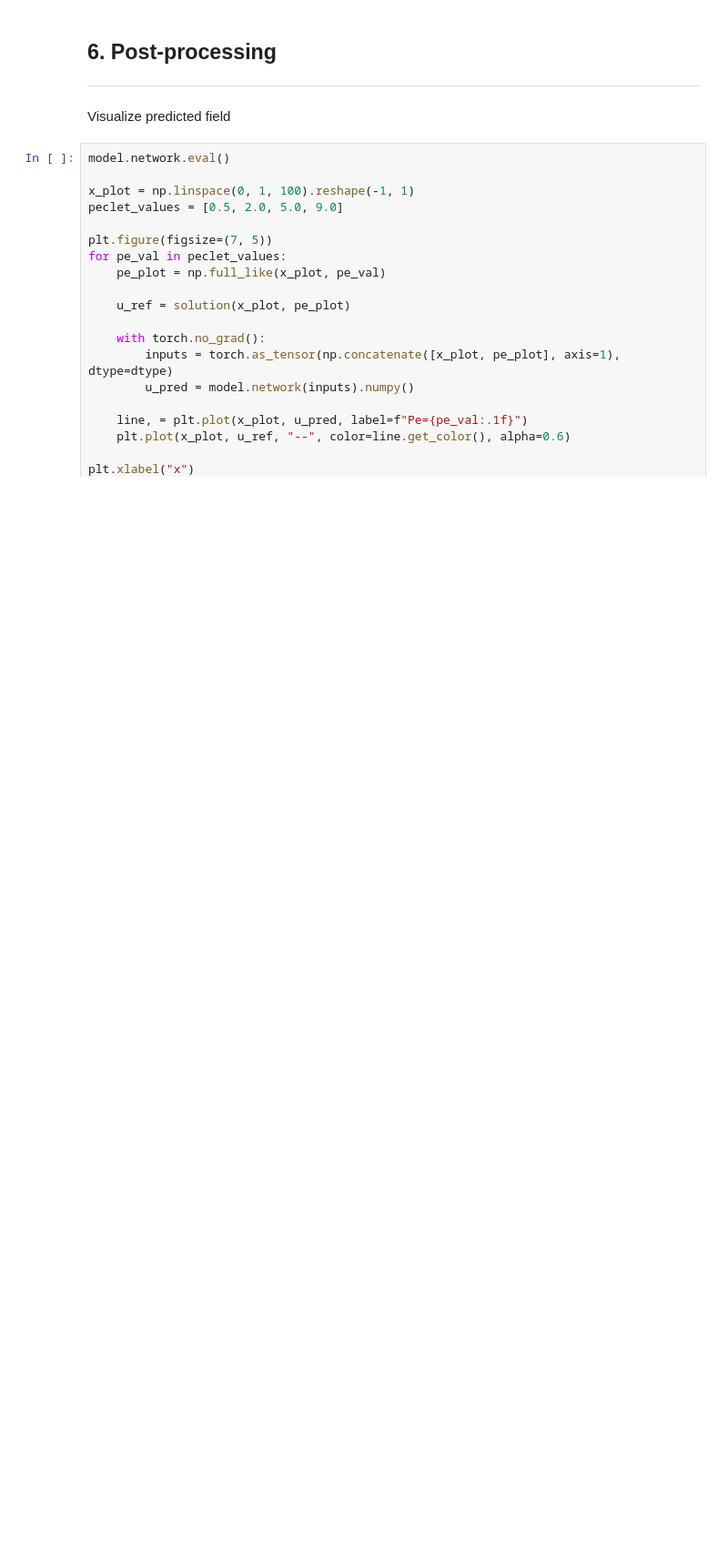
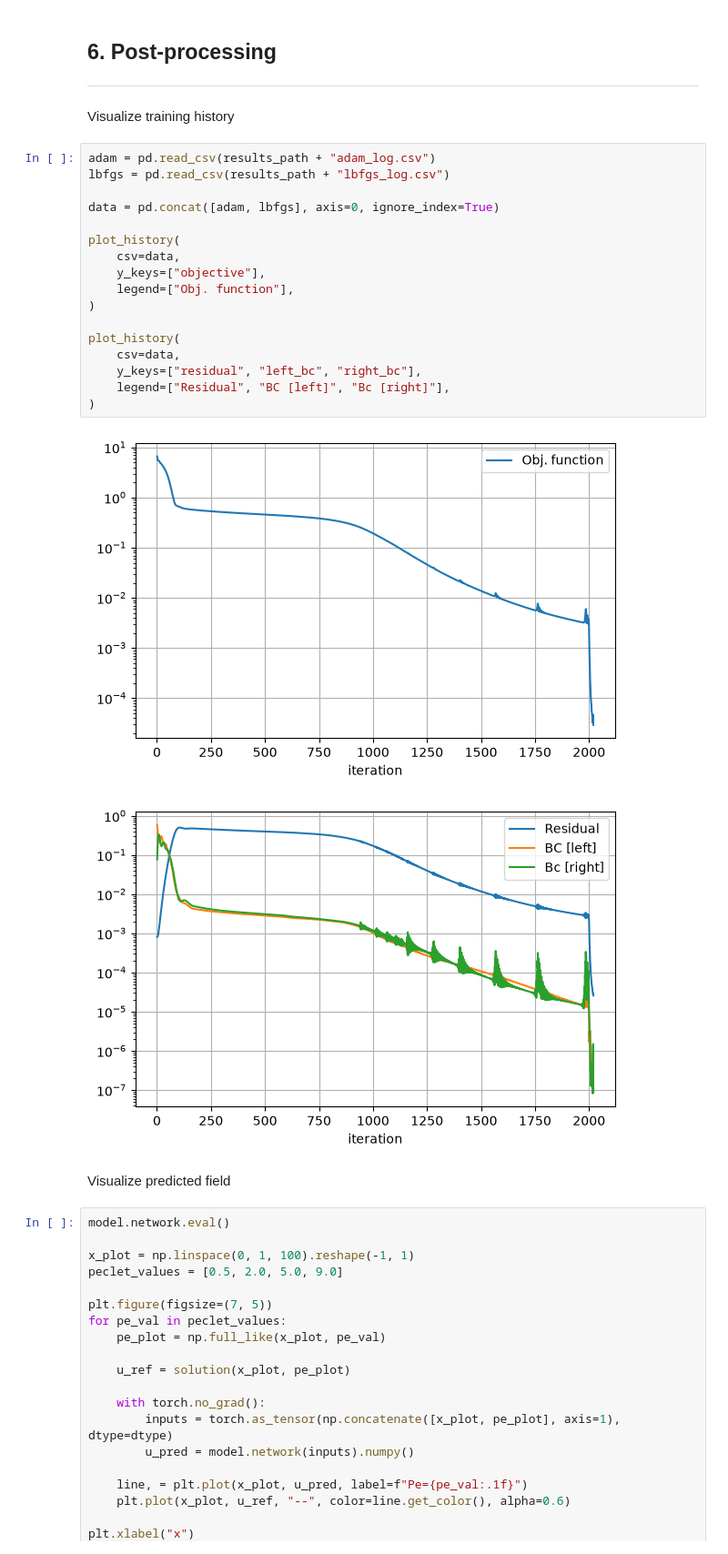
Before and after one commit to LABOSS-UFMG/sciml, a Jupyter notebook: tutorials/t1.ipynb, the cells around one changed output. Shown at 91% size. Drawn from its saved outputs; the diff is of its cells as text; blank space fills up the shorter version.

```diff
--- a/tutorials/t1.ipynb
+++ b/tutorials/t1.ipynb
@@ -247,6 +250,28 @@ Iteration 2020 - 133.2 it/s
 # %% [markdown]
 ## 6. Post-processing
 ---
+# %% [markdown]
+Visualize training history
+# %%
+adam = pd.read_csv(results_path + "adam_log.csv")
+lbfgs = pd.read_csv(results_path + "lbfgs_log.csv")
+
+data = pd.concat([adam, lbfgs], axis=0, ignore_index=True)
+
+plot_history(
+    csv=data,
+    y_keys=["objective"],
+    legend=["Obj. function"],
+)
+
+plot_history(
+    csv=data,
+    y_keys=["residual", "left_bc", "right_bc"],
+    legend=["Residual", "BC [left]", "Bc [right]"],
+)
+# %% [output]
+[figure, added]
+[figure, added]
 # %% [markdown]
 Visualize predicted field
 # %%
```
Also changed, not shown: parts of 3 cells of this notebook, 6 other files.
